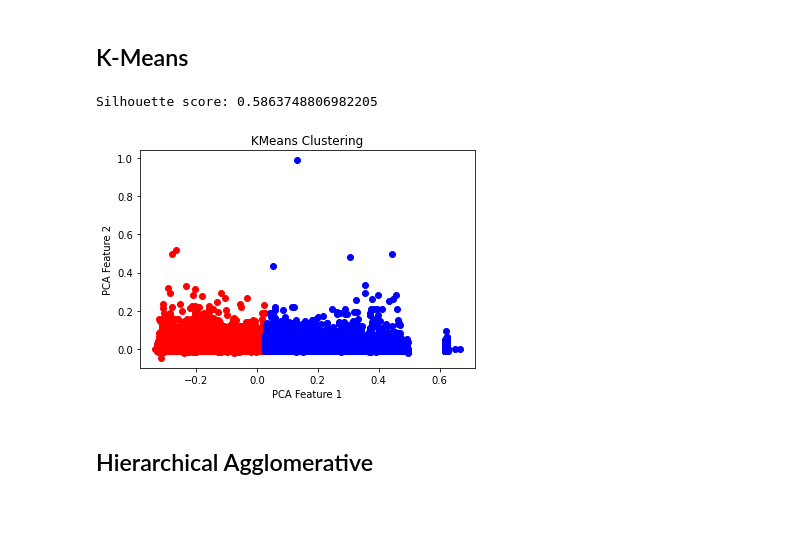
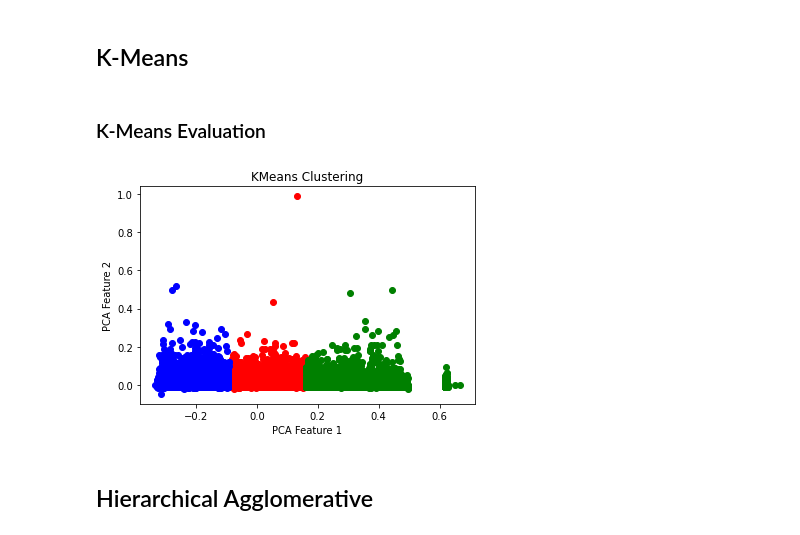
Before and after one commit to dion-ricky/future-data-1, a Jupyter notebook: notebook/2021-07-29_Dion.ipynb, the cells around one changed output. Cells and saved outputs as stored; diff of their text form; code cells hidden in the pictures.

```diff
--- a/notebook/2021-07-29_Dion.ipynb
+++ b/notebook/2021-07-29_Dion.ipynb
@@ -549,34 +760,37 @@ For n_cluster = 14 The avg of silhouette score is 0.46052458126458384
 # %% [markdown]
 ## K-Means
 # %%
-kmeans = KMeans(n_clusters=2, random_state=222)
+kmeans = KMeans(n_clusters=3, random_state=222)
 y = kmeans.fit_predict(df1)
-sc = silhouette_score(df1, y)
-print("Silhouette score:", sc)
-# %% [output]
-Silhouette score: 0.5863748806982205
+# %% [markdown]
+### K-Means Evaluation
 # %%
+# sc = silhouette_score(df1, y)
+# display("Silhouette score:", sc)
+
 kmeans_pca = PCA(n_components=2)
 kmeans_df = df.copy()
 kmeans_df = kmeans_pca.fit_transform(kmeans_df)
 
 kmeans_df = pd.DataFrame(kmeans_df)
 kmeans_df['label'] = y
 
 cluster_1 = kmeans_df[kmeans_df['label'] == 0]
 cluster_2 = kmeans_df[kmeans_df['label'] == 1]
+cluster_3 = kmeans_df[kmeans_df['label'] == 2]
 
 fig, ax = plt.subplots()
 
 ax.scatter(cluster_1.iloc[:, 0], cluster_1.iloc[:, 1], color='r')
 ax.scatter(cluster_2.iloc[:, 0], cluster_2.iloc[:, 1], color='b')
+ax.scatter(cluster_3.iloc[:, 0], cluster_3.iloc[:, 1], color='g')
 ax.set_xlabel('PCA Feature 1')
 ax.set_ylabel('PCA Feature 2')
 ax.set_title('KMeans Clustering')
 
 plt.show()
 # %% [output]
-[figure, old version]
+[figure, new version]
 # %% [markdown]
 ## Hierarchical Agglomerative
 # %%
```
Also changed, not shown: parts of 43 cells of this notebook, 2 other files.
